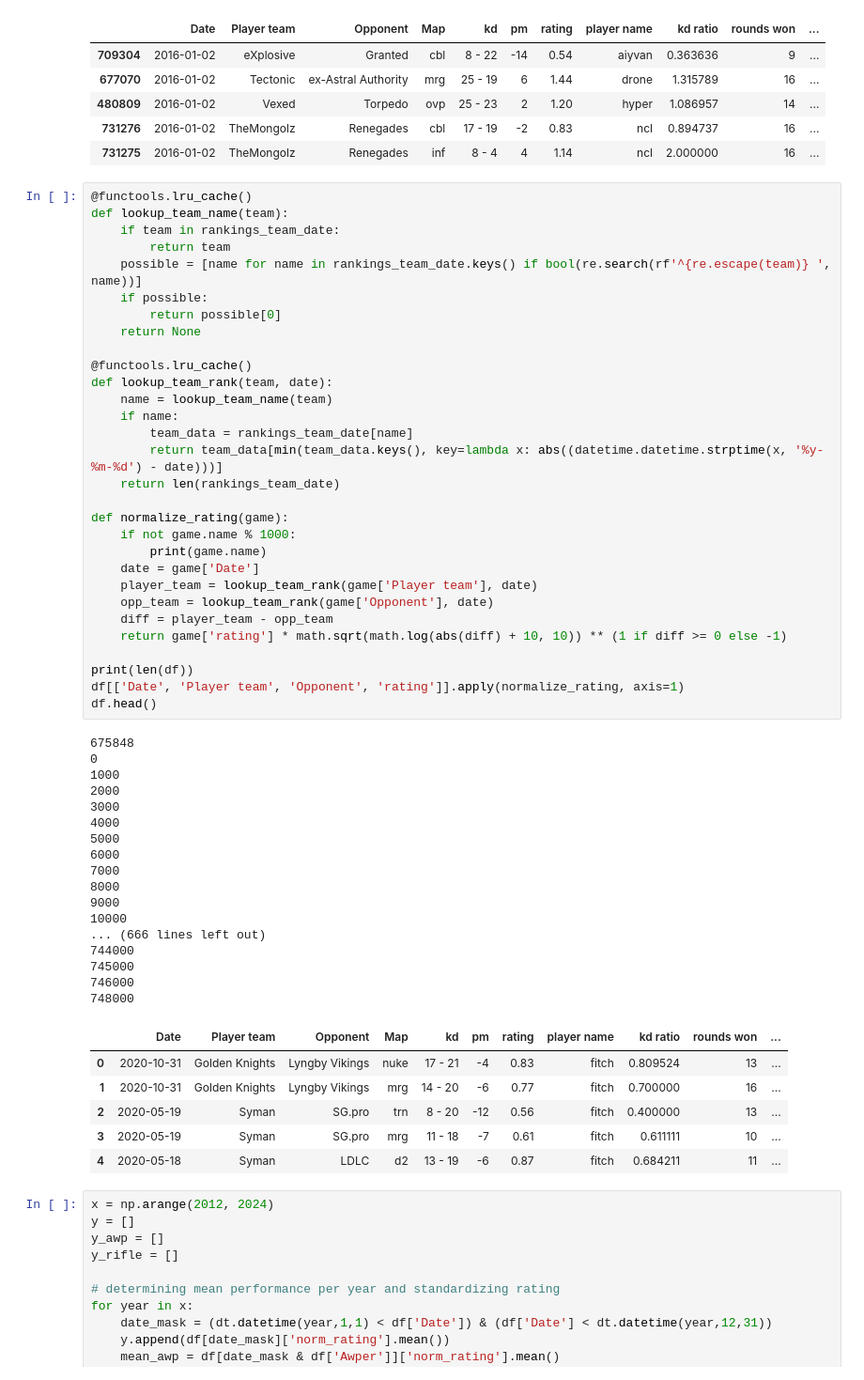
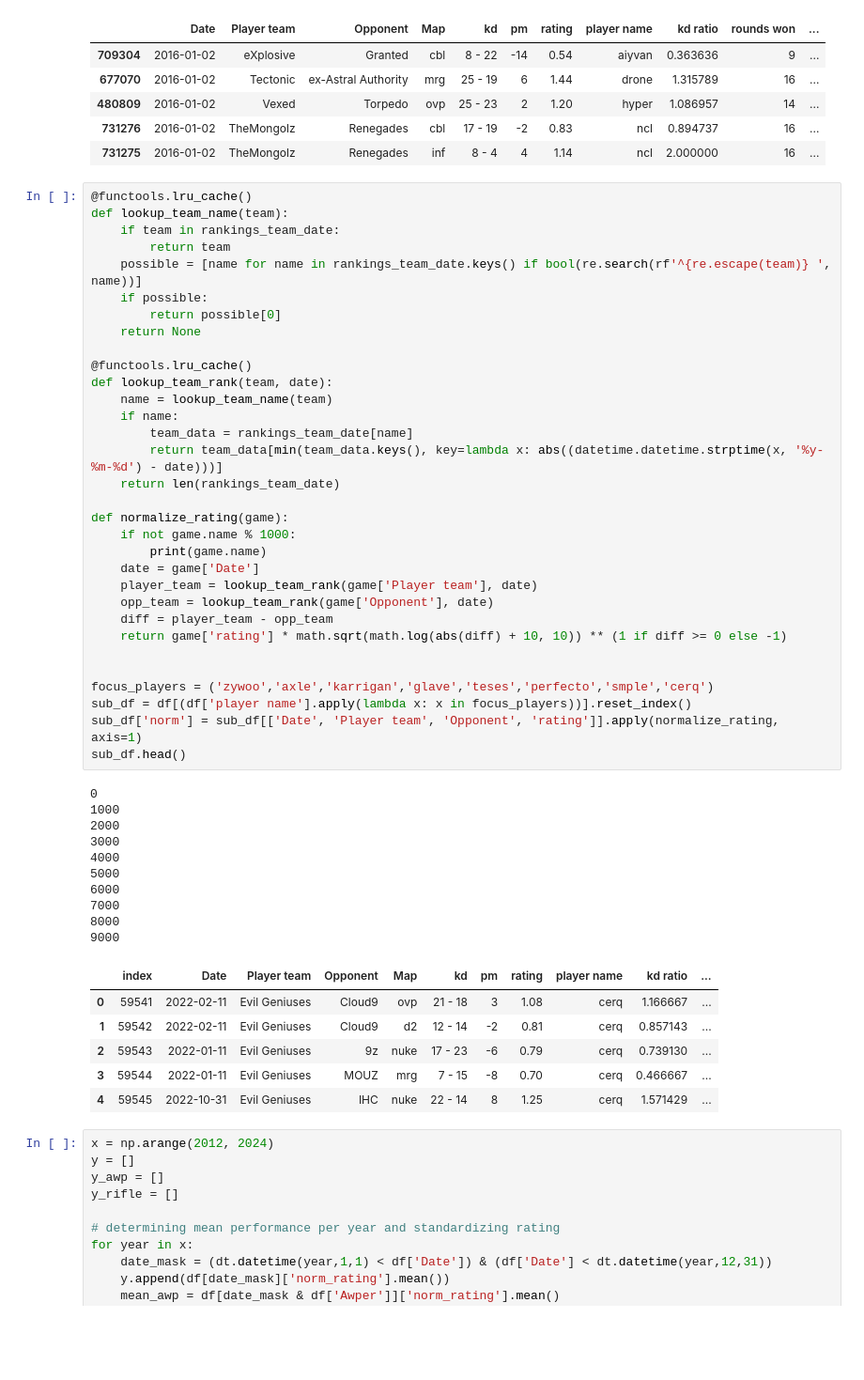
Before and after one commit to condulences/condulences.github.io, a Jupyter notebook: final_mark.ipynb, the cells around one changed output. Shown at 94% size. Saved outputs shown, nothing was run; the diff lists cells and outputs as text; blank space fills up the shorter version.

```diff
--- a/final_mark.ipynb
+++ b/final_mark.ipynb
@@ -149,49 +150,44 @@ def lookup_team_name(team):
     return None
 
 @functools.lru_cache()
 def lookup_team_rank(team, date):
     name = lookup_team_name(team)
     if name:
         team_data = rankings_team_date[name]
         return team_data[min(team_data.keys(), key=lambda x: abs((datetime.datetime.strptime(x, '%y-%m-%d') - date)))]
     return len(rankings_team_date)
 
 def normalize_rating(game):
     if not game.name % 1000:
         print(game.name)
     date = game['Date']
     player_team = lookup_team_rank(game['Player team'], date)
     opp_team = lookup_team_rank(game['Opponent'], date)
     diff = player_team - opp_team
     return game['rating'] * math.sqrt(math.log(abs(diff) + 10, 10)) ** (1 if diff >= 0 else -1)
 
-print(len(df))
-df[['Date', 'Player team', 'Opponent', 'rating']].apply(normalize_rating, axis=1)
-df.head()
+
+focus_players = ('zywoo','axle','karrigan','glave','teses','perfecto','smple','cerq')
+sub_df = df[(df['player name'].apply(lambda x: x in focus_players))].reset_index()
+sub_df['norm'] = sub_df[['Date', 'Player team', 'Opponent', 'rating']].apply(normalize_rating, axis=1)
+sub_df.head()
 # %% [output]
-675848
 0
 1000
 2000
 3000
 4000
 5000
 6000
 7000
 8000
 9000
-10000
-... (666 lines left out)
-744000
-745000
-746000
-748000
-|  | Date | Player team | Opponent | Map | kd | pm | rating | player name | kd ratio | rounds won | ... |
-| 0 | 2020-10-31 | Golden Knights | Lyngby Vikings | nuke | 17 - 21 | -4 | 0.83 | fitch | 0.809524 | 13 | ... |
-| 1 | 2020-10-31 | Golden Knights | Lyngby Vikings | mrg | 14 - 20 | -6 | 0.77 | fitch | 0.700000 | 16 | ... |
-| 2 | 2020-05-19 | Syman | SG.pro | trn | 8 - 20 | -12 | 0.56 | fitch | 0.400000 | 13 | ... |
-| 3 | 2020-05-19 | Syman | SG.pro | mrg | 11 - 18 | -7 | 0.61 | fitch | 0.611111 | 10 | ... |
-| 4 | 2020-05-18 | Syman | LDLC | d2 | 13 - 19 | -6 | 0.87 | fitch | 0.684211 | 11 | ... |
+|  | index | Date | Player team | Opponent | Map | kd | pm | rating | player name | kd ratio | ... |
+| 0 | 59541 | 2022-02-11 | Evil Geniuses | Cloud9 | ovp | 21 - 18 | 3 | 1.08 | cerq | 1.166667 | ... |
+| 1 | 59542 | 2022-02-11 | Evil Geniuses | Cloud9 | d2 | 12 - 14 | -2 | 0.81 | cerq | 0.857143 | ... |
+| 2 | 59543 | 2022-01-11 | Evil Geniuses | 9z | nuke | 17 - 23 | -6 | 0.79 | cerq | 0.739130 | ... |
+| 3 | 59544 | 2022-01-11 | Evil Geniuses | MOUZ | mrg | 7 - 15 | -8 | 0.70 | cerq | 0.466667 | ... |
+| 4 | 59545 | 2022-10-31 | Evil Geniuses | IHC | nuke | 22 - 14 | 8 | 1.25 | cerq | 1.571429 | ... |
 # %%
 x = np.arange(2012, 2024)
 y = []
```
Also changed, not shown: parts of 2 cells of this notebook, 1 other file.
